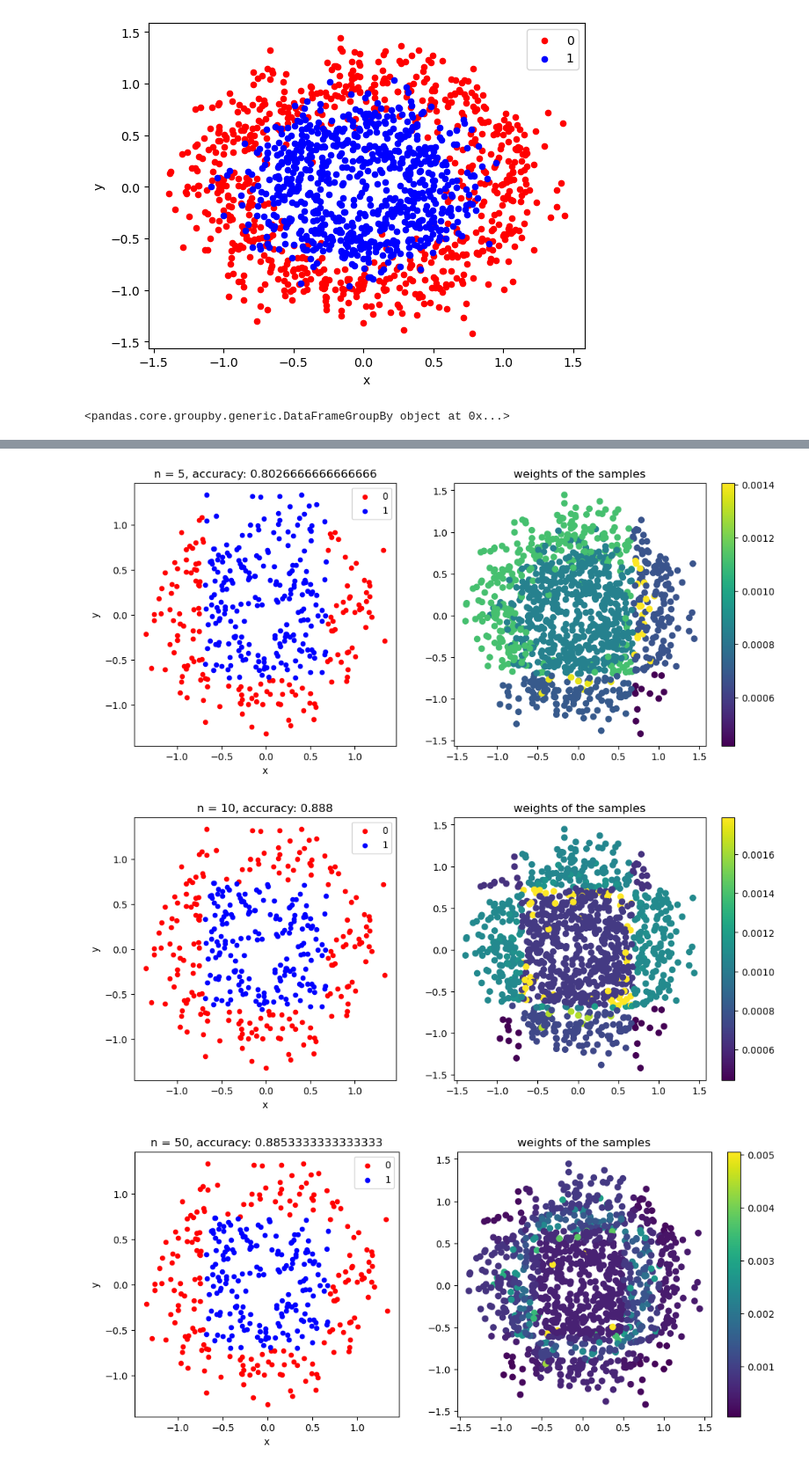
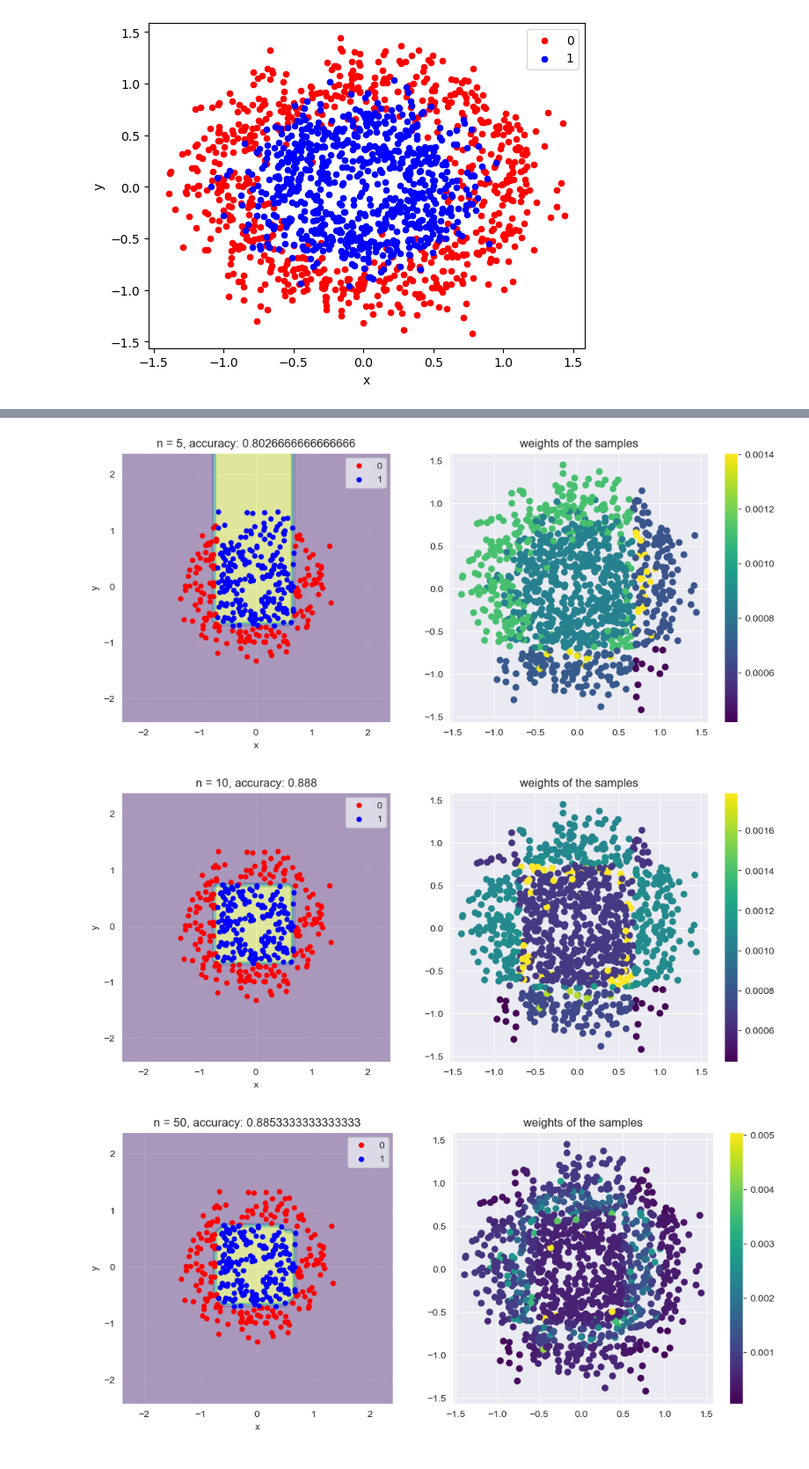
Before and after one commit to anidima/ydata_ml_sl, a Jupyter notebook: SL_HW7_Ensemble.ipynb, the cells around one changed output, grey strips where cells are left out. Shown at 88% size. Cells and saved outputs as stored; diff of their text form; code cells hidden in the pictures.

```diff
--- a/SL_HW7_Ensemble.ipynb
+++ b/SL_HW7_Ensemble.ipynb
@@ -233,24 +229,30 @@ class AdaBooster():
             predictions += m.predict(X) * a
         res = np.vectorize(lambda x: 1 if x > 0 else 0)
         return res(predictions)
-# %%
-grouped
-# %% [output]
-<pandas.core.groupby.generic.DataFrameGroupBy object at 0x...>
 # %%
-from sklearn.metrics import accuracy_score
-from sklearn.model_selection import train_test_split
-
 # 2.2.2. Split the sample set into train and test sets.
 X_train, X_test, y_train, y_test = train_test_split(X, y, random_state=29)
 
 # 2.2.3 Plot the final decision plane of your classifier for $n\in \{1, 2, 3, 5, 10, 50\}$,
 # and visualize the final iteration weights of the samples in those plots.
+
+# Create a mesh grid for plotting decision boundaries
+x_min, x_max = X_train[:, 0].min() - 1, X_train[:, 0].max() + 1
+y_min, y_max = X_train[:, 1].min() - 1, X_train[:, 1].max() + 1
+xx, yy = np.meshgrid(np.arange(x_min, x_max, 0.1),
+                     np.arange(y_min, y_max, 0.1))
+
 for n in [1, 2, 3, 5, 10, 50]:
     tm = AdaBooster(n)
     tm.fit(X_train, y_train)
     y_pred = tm.predict(X_test)
     # print('accuracy:', accuracy_score(y_test, y_pred))
+
+
+    # Predictions for the mesh grid
+    Z = tm.predict(np.c_[xx.ravel(), yy.ravel()])
+    Z = Z.reshape(xx.shape)
+
     # scatter plot, dots colored by class value
     df = DataFrame(dict(x=X_test[:,0], y=X_test[:,1], label=y_pred))
     colors = {0:'red', 1:'blue'}
@@ -260,13 +262,14 @@ for n in [1, 2, 3, 5, 10, 50]:
 
 
     ax = axs[0]
+    ax.contourf(xx, yy, Z, alpha=0.4, cmap='viridis')
     grouped = df.groupby('label')
     for key, group in grouped:
         group.plot(ax=ax, kind='scatter', x='x', y='y', label=key, color=colors[key])
     ax.set_title(f'n = {n}, accuracy: {accuracy_score(y_test, y_pred)}')
 
     ax = axs[1]
-    sc = plt.scatter(x=X_train[:,0], y=X_train[:,1], c=tm.w)
+    sc = plt.scatter(x=X_train[:,0], y=X_train[:,1], c=tm.w, cmap='viridis')
     plt.title('weights of the samples')
     plt.colorbar(sc, ax=ax)
     pyplot.show()
@@ -277,3 +280,3 @@ for n in [1, 2, 3, 5, 10, 50]:
-[figure, old version]
+[figure, new version]
-[figure, old version]
+[figure, new version]
-[figure, old version]
+[figure, new version]
```
Also changed, not shown: parts of 18 cells of this notebook.
